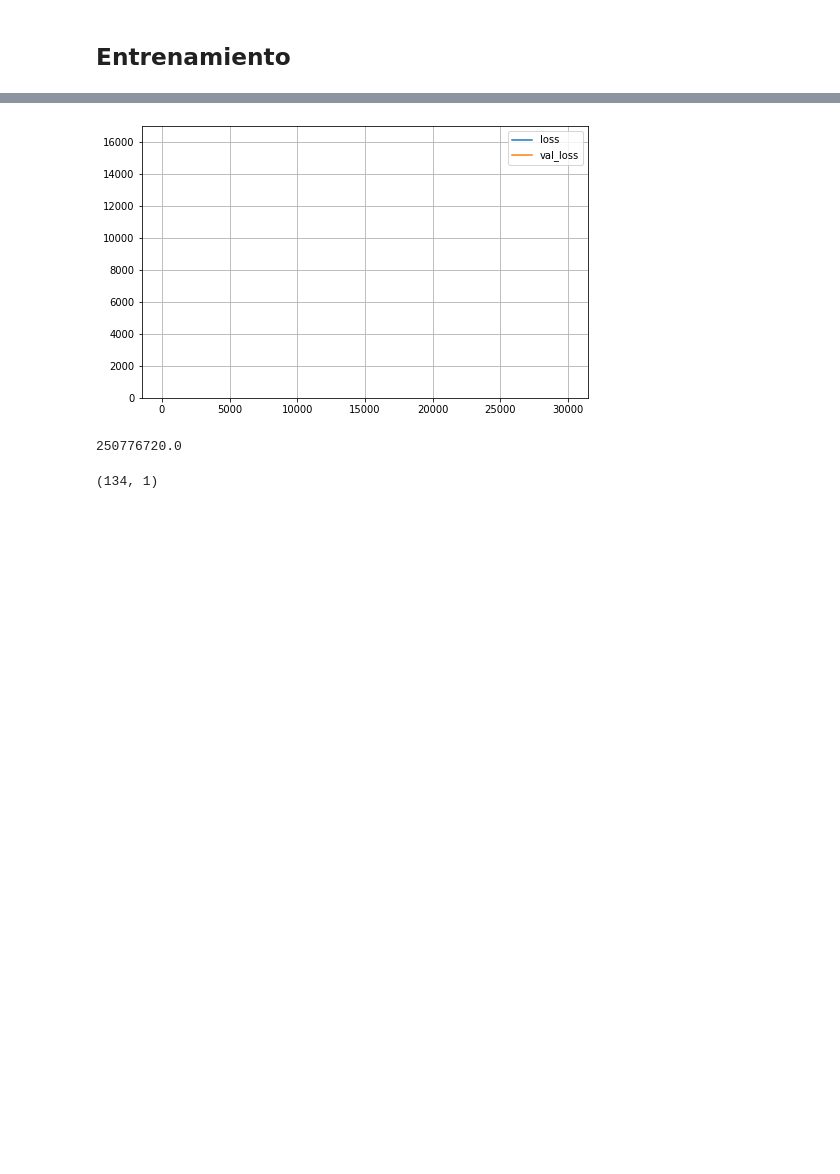
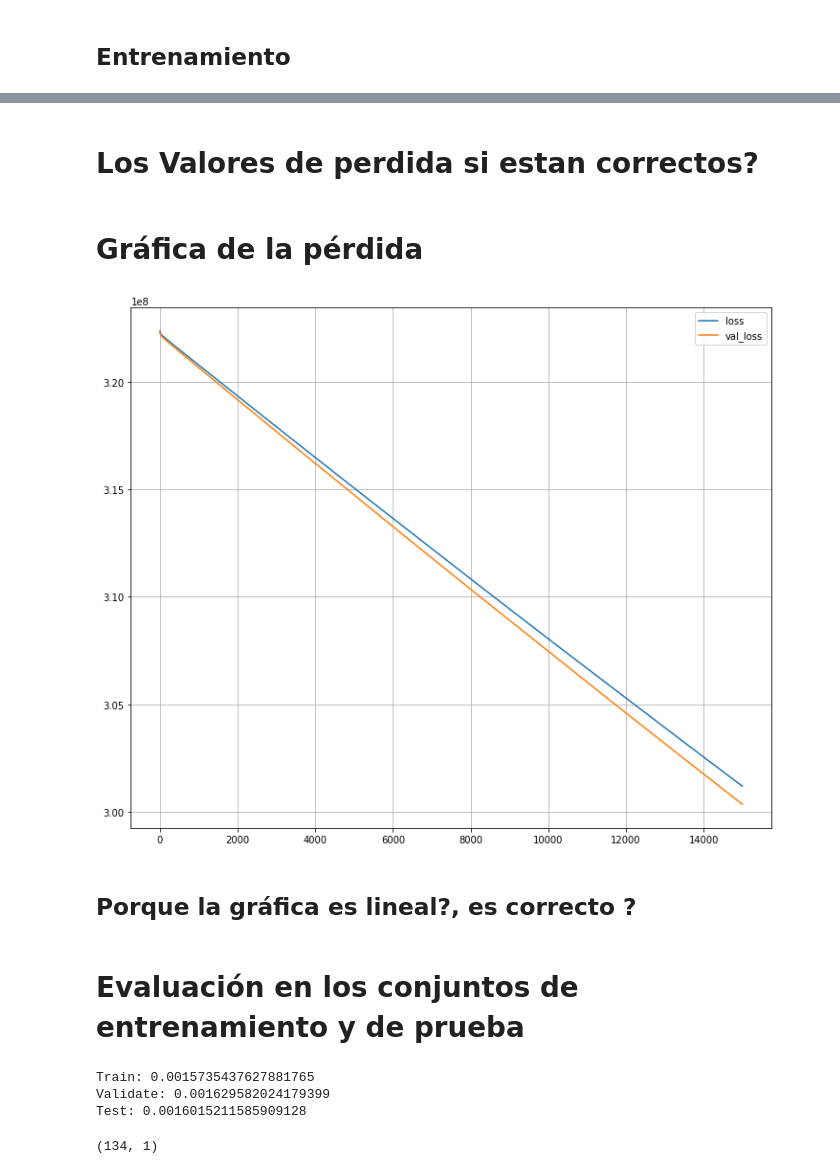
Before and after one commit to paurbano/aplicaciones-financieras, a Jupyter notebook: Taller_final_Modulo_2_Aplicaciones_financieras_ML.ipynb, the cells around one changed output, grey strips where cells are left out. Cells and saved outputs as stored; diff of their text form; code cells hidden in the pictures; blank space fills up the shorter version.

```diff
--- a/Taller_final_Modulo_2_Aplicaciones_financieras_ML.ipynb
+++ b/Taller_final_Modulo_2_Aplicaciones_financieras_ML.ipynb
@@ -271,15 +283,20 @@ model = K.Sequential(
     [
      K.layers.Input((9, )),
      K.layers.Normalization(),
-     K.layers.Dense(10, activation = 'sigmoid'),
-     K.layers.Dense(20, activation = 'sigmoid'),
-     K.layers.Dense(20, activation = 'sigmoid'),
+     K.layers.Dense(10, activation = 'relu'),
+     K.layers.Dense(20, activation = 'relu'),
+     K.layers.Dense(10, activation = 'relu'),
      K.layers.Dense(1),
     ]
 )
+''' probar varios hiperparámetros
+   - optmizadores
+   - funciones de pérdida
+'''
+
+# opt = K.optimizers.RMSprop(1e-3)
+opt = K.optimizers.Adam()
 # opt = K.optimizers.Adam(learning_rate=0.001, beta_1=0.9, beta_2=0.999)
-opt = K.optimizers.RMSprop(1e-3)
-# opt = K.optimizers.Adam()
 loss_function = 'mse'
 # loss_function = 'categorical_crossentropy'
 model.compile(
@@ -321,10 +338,10 @@ early_stopping_cb = K.callbacks.EarlyStopping(
 # %%
 history = model.fit(
     X_train, y_train,
-    epochs = 30000,
-    batch_size = 256,
+    epochs = 5000,
+    batch_size = 512,
     validation_data = (X_val, y_val),
     callbacks = [early_stopping_cb]
-)
+).history
 # %% [output]
 Se truncaron las últimas líneas 5000 del resultado de transmisión.
@@ -347,14 +364,24 @@ Epoch 30000/30000
+# %% [markdown]
+# Los Valores de perdida si estan correctos?
+# %% [markdown]
+# Gráfica de la pérdida
 # %%
-pd.DataFrame(history.history).plot(figsize=(8,5))
+pd.DataFrame(history.history).plot(figsize=(12,10))
 plt.grid(True)
-plt.gca().set_ylim(0,17000)
 plt.show()
 # %% [output]
-[figure, old version]
+[figure, new version]
-# %%
-print(model.evaluate(X_test,y_test,verbose=False))
-# %% [output]
-250776720.0
+# %% [markdown]
+## Porque la gráfica es lineal?, es correcto ?
+# %% [markdown]
+# Evaluación en los conjuntos de entrenamiento y de prueba
+# %%
+print("Train:", model.evaluate(X_train,y_train, verbose=False))
+print("Validate:", model.evaluate(X_val, y_val, verbose=False))
+# %% [output]
+Train: 0.0015735437627881765
+Validate: 0.001629582024179399
+Test: 0.0016015211585909128
 # %%
 y_pred = model.predict(X_test)
 y_pred.shape
```
Also changed, not shown: parts of 6 cells of this notebook.
